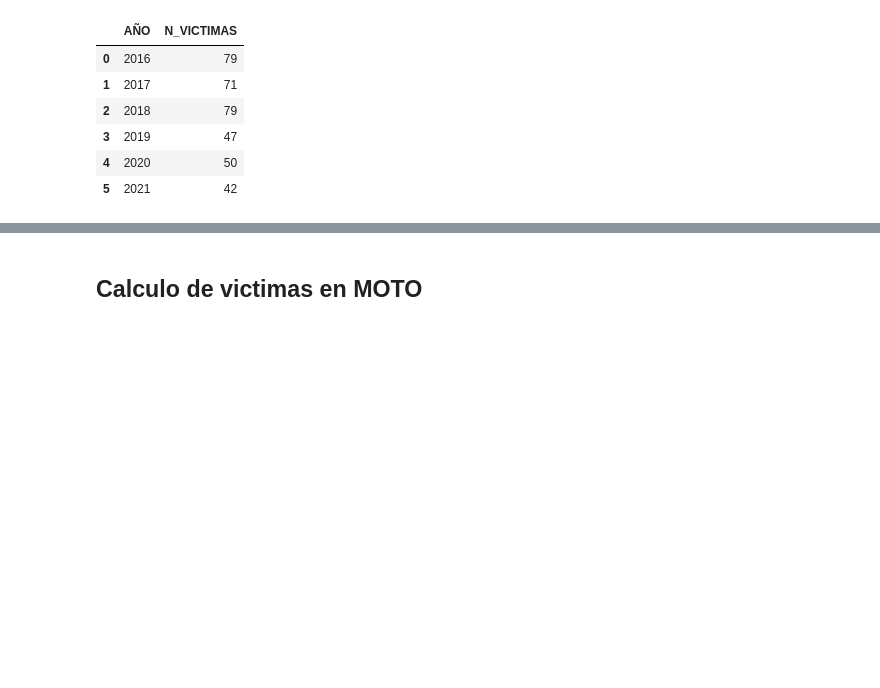
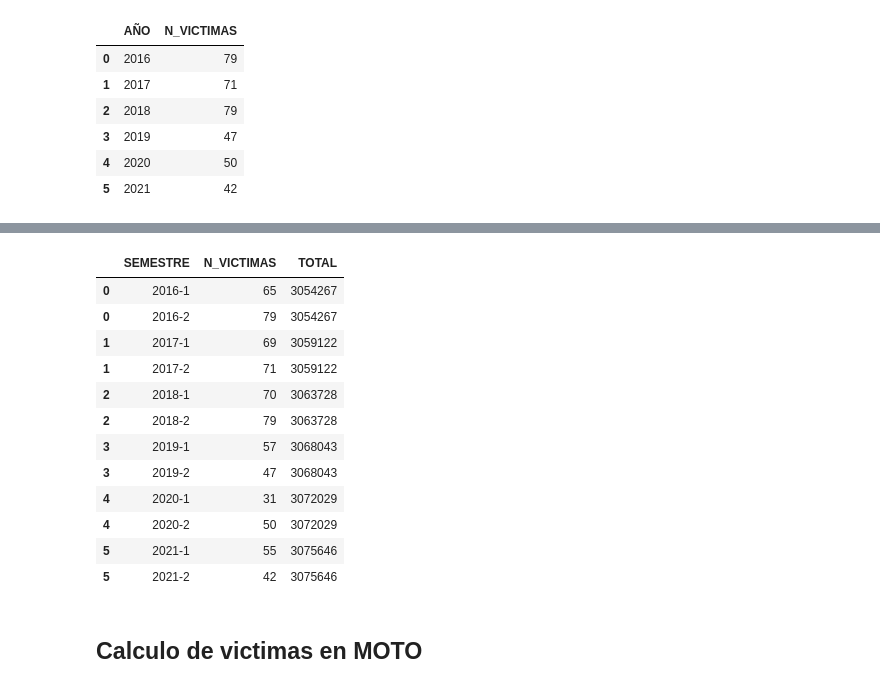
Before and after one commit to carocardenas0699/PI02---Data-Analysis, a Jupyter notebook: tablas_KPIs.ipynb, the cells around one changed output, grey strips where cells are left out. Drawn from its saved outputs; the diff is of its cells as text; code cells hidden in the pictures; blank space fills up the shorter version.

```diff
--- a/tablas_KPIs.ipynb
+++ b/tablas_KPIs.ipynb
@@ -63,3 +79,6 @@ victimas_sem2
 | 3 | 2019 | 47 |
 | 4 | 2020 | 50 |
 | 5 | 2021 | 42 |
+# %%
+victimas_año = victimas_sem1.merge(victimas_sem2,suffixes=['_1','_2'], on = 'AÑO')
+victimas_año
@@ -65,0 +93,10 @@ victimas_sem2
+# %%
+victimas_melted = pd.melt(victimas_año[['AÑO','N_VICTIMAS_1','N_VICTIMAS_2']], id_vars=['AÑO'], value_vars=['N_VICTIMAS_1', 'N_VICTIMAS_2'],
+                          var_name='Tipo', value_name='N_VICTIMAS', ignore_index=False)
+
+victimas_melted['Tipo'] = victimas_melted['Tipo'].str.extract('(\d)')
+victimas_melted['SEMESTRE'] = victimas_melted['AÑO'].astype(str) + '-' + victimas_melted['Tipo']
+victimas_semestre = victimas_melted.drop(columns=['AÑO', 'Tipo'])
+victimas_semestre = victimas_semestre[['SEMESTRE', 'N_VICTIMAS']]
+victimas_semestre=victimas_semestre.sort_values('SEMESTRE')
+victimas_semestre
@@ -66,3 +117,21 @@ victimas_sem2
+# %%
+victimas_semestre = victimas_semestre.join(pob[['Total']])
+victimas_semestre.rename(columns={'Total':'TOTAL'},inplace=True)
+victimas_semestre
+# %% [output]
+|  | SEMESTRE | N_VICTIMAS | TOTAL |
+| 0 | 2016-1 | 65 | 3054267 |
+| 0 | 2016-2 | 79 | 3054267 |
+| 1 | 2017-1 | 69 | 3059122 |
+| 1 | 2017-2 | 71 | 3059122 |
+| 2 | 2018-1 | 70 | 3063728 |
+| 2 | 2018-2 | 79 | 3063728 |
+| 3 | 2019-1 | 57 | 3068043 |
+| 3 | 2019-2 | 47 | 3068043 |
+| 4 | 2020-1 | 31 | 3072029 |
+| 4 | 2020-2 | 50 | 3072029 |
+| 5 | 2021-1 | 55 | 3075646 |
+| 5 | 2021-2 | 42 | 3075646 |
 # %% [markdown]
 ## Calculo de victimas en MOTO
 # %%
```
Also changed, not shown: parts of 10 cells of this notebook, 4 other files.
